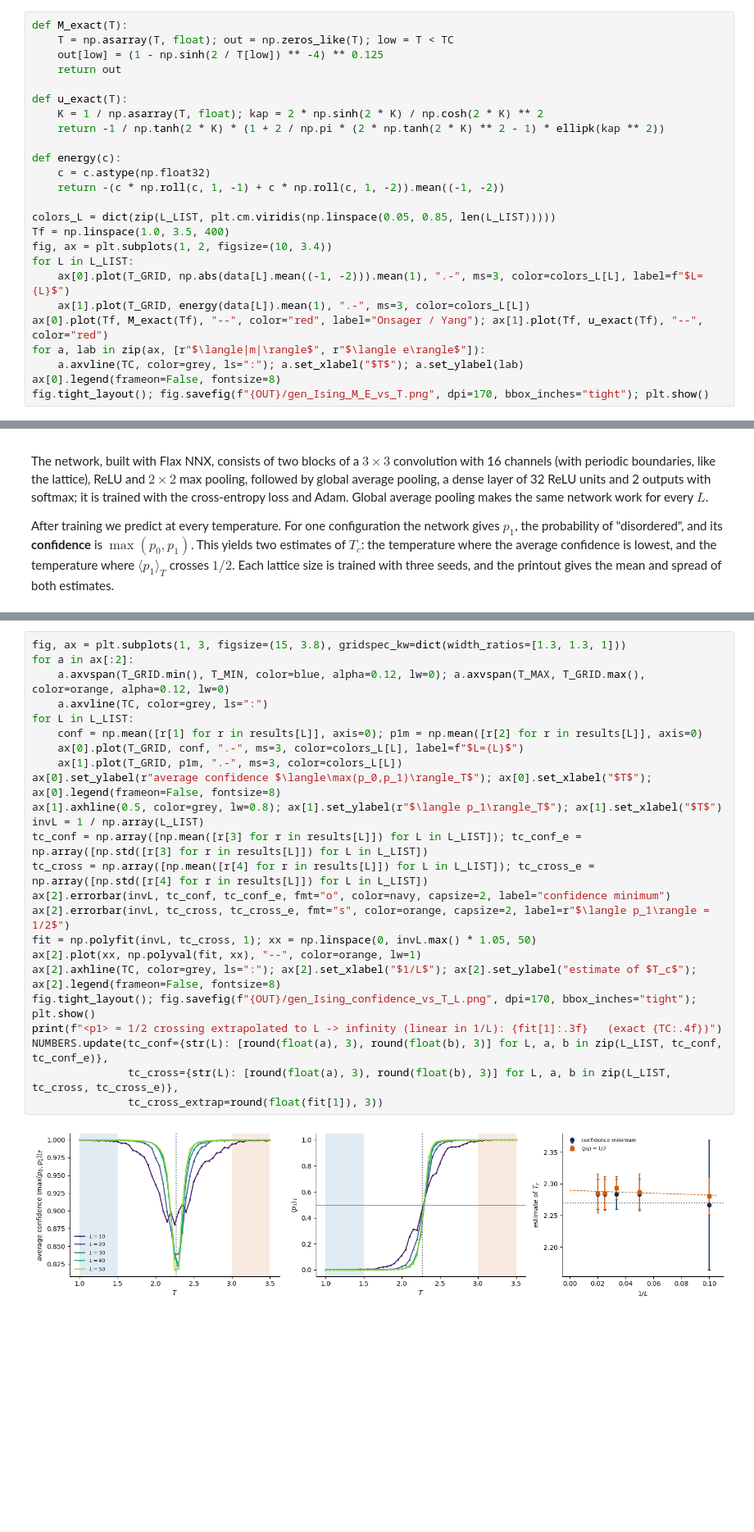
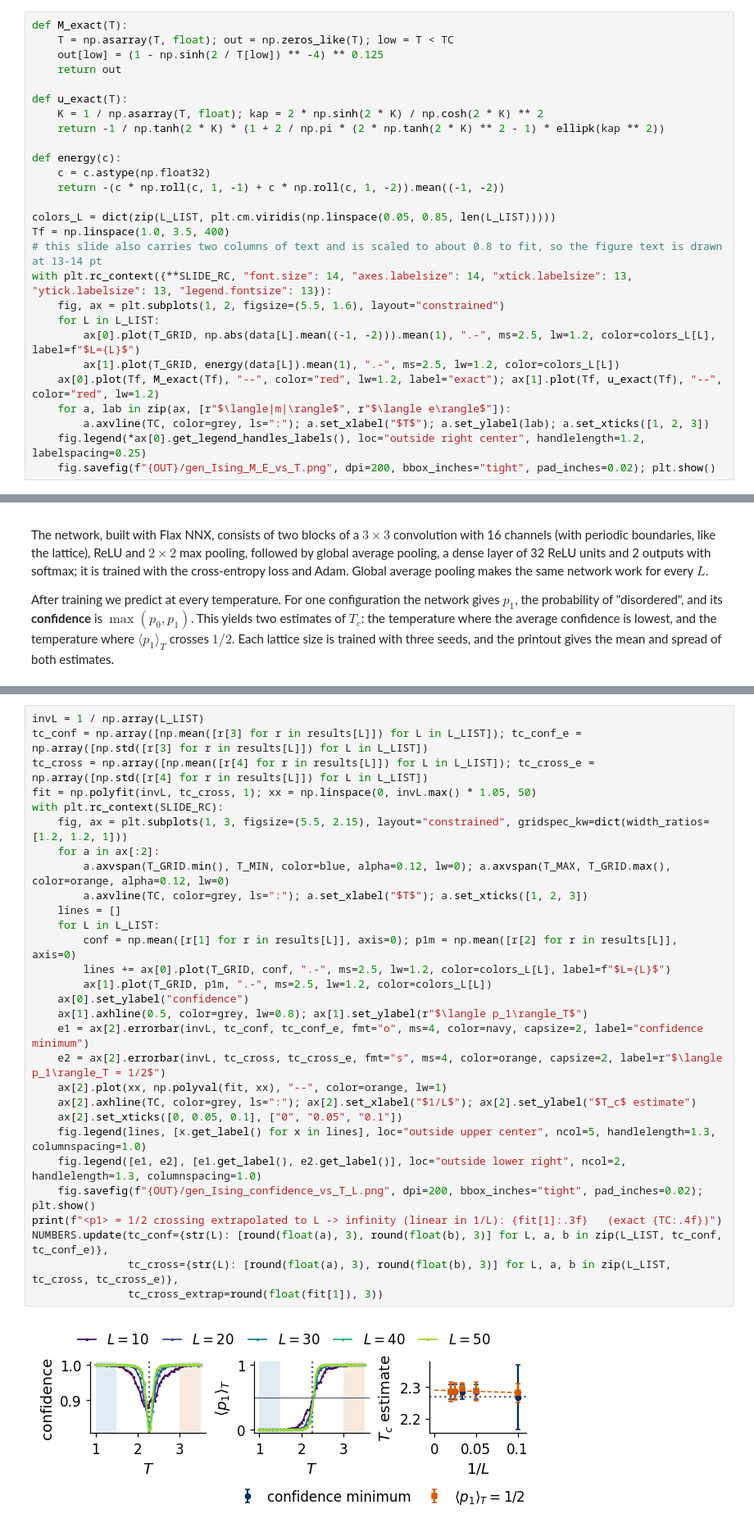
Before and after one commit to MarcinPlodzien/deep-learning-for-classical-and-quantum-physics, a Jupyter notebook: notebooks/lecture-04/ising-2d-monte-carlo-and-cnn.ipynb, the cells around one changed output, grey strips where cells are left out. Shown at 82% size. Cells and saved outputs as stored; diff of their text form; blank space fills up the shorter version.

```diff
--- a/notebooks/lecture-04/ising-2d-monte-carlo-and-cnn.ipynb
+++ b/notebooks/lecture-04/ising-2d-monte-carlo-and-cnn.ipynb
@@ -144,13 +151,15 @@ def energy(c):
 
 colors_L = dict(zip(L_LIST, plt.cm.viridis(np.linspace(0.05, 0.85, len(L_LIST)))))
 Tf = np.linspace(1.0, 3.5, 400)
-fig, ax = plt.subplots(1, 2, figsize=(10, 3.4))
-for L in L_LIST:
-    ax[0].plot(T_GRID, np.abs(data[L].mean((-1, -2))).mean(1), ".-", ms=3, color=colors_L[L], label=f"$L={L}$")
-    ax[1].plot(T_GRID, energy(data[L]).mean(1), ".-", ms=3, color=colors_L[L])
-ax[0].plot(Tf, M_exact(Tf), "--", color="red", label="Onsager / Yang"); ax[1].plot(Tf, u_exact(Tf), "--", color="red")
-for a, lab in zip(ax, [r"$\langle|m|\rangle$", r"$\langle e\rangle$"]):
-    a.axvline(TC, color=grey, ls=":"); a.set_xlabel("$T$"); a.set_ylabel(lab)
-ax[0].legend(frameon=False, fontsize=8)
-fig.tight_layout(); fig.savefig(f"{OUT}/gen_Ising_M_E_vs_T.png", dpi=170, bbox_inches="tight"); plt.show()
+# this slide also carries two columns of text and is scaled to about 0.8 to fit, so the figure text is drawn at 13-14 pt
+with plt.rc_context({**SLIDE_RC, "font.size": 14, "axes.labelsize": 14, "xtick.labelsize": 13, "ytick.labelsize": 13, "legend.fontsize": 13}):
+    fig, ax = plt.subplots(1, 2, figsize=(5.5, 1.6), layout="constrained")
+    for L in L_LIST:
+        ax[0].plot(T_GRID, np.abs(data[L].mean((-1, -2))).mean(1), ".-", ms=2.5, lw=1.2, color=colors_L[L], label=f"$L={L}$")
+        ax[1].plot(T_GRID, energy(data[L]).mean(1), ".-", ms=2.5, lw=1.2, color=colors_L[L])
+    ax[0].plot(Tf, M_exact(Tf), "--", color="red", lw=1.2, label="exact"); ax[1].plot(Tf, u_exact(Tf), "--", color="red", lw=1.2)
+    for a, lab in zip(ax, [r"$\langle|m|\rangle$", r"$\langle e\rangle$"]):
+        a.axvline(TC, color=grey, ls=":"); a.set_xlabel("$T$"); a.set_ylabel(lab); a.set_xticks([1, 2, 3])
+    fig.legend(*ax[0].get_legend_handles_labels(), loc="outside right center", handlelength=1.2, labelspacing=0.25)
+    fig.savefig(f"{OUT}/gen_Ising_M_E_vs_T.png", dpi=200, bbox_inches="tight", pad_inches=0.02); plt.show()
 # %% [output]
@@ -282,29 +297,34 @@ L = 50: training accuracy 1.0000; T_c from the confidence minimum 2.283 +- 0.024
 # %%
-fig, ax = plt.subplots(1, 3, figsize=(15, 3.8), gridspec_kw=dict(width_ratios=[1.3, 1.3, 1]))
-for a in ax[:2]:
-    a.axvspan(T_GRID.min(), T_MIN, color=blue, alpha=0.12, lw=0); a.axvspan(T_MAX, T_GRID.max(), color=orange, alpha=0.12, lw=0)
-    a.axvline(TC, color=grey, ls=":")
-for L in L_LIST:
-    conf = np.mean([r[1] for r in results[L]], axis=0); p1m = np.mean([r[2] for r in results[L]], axis=0)
-    ax[0].plot(T_GRID, conf, ".-", ms=3, color=colors_L[L], label=f"$L={L}$")
-    ax[1].plot(T_GRID, p1m, ".-", ms=3, color=colors_L[L])
-ax[0].set_ylabel(r"average confidence $\langle\max(p_0,p_1)\rangle_T$"); ax[0].set_xlabel("$T$"); ax[0].legend(frameon=False, fontsize=8)
-ax[1].axhline(0.5, color=grey, lw=0.8); ax[1].set_ylabel(r"$\langle p_1\rangle_T$"); ax[1].set_xlabel("$T$")
 invL = 1 / np.array(L_LIST)
 tc_conf = np.array([np.mean([r[3] for r in results[L]]) for L in L_LIST]); tc_conf_e = np.array([np.std([r[3] for r in results[L]]) for L in L_LIST])
 tc_cross = np.array([np.mean([r[4] for r in results[L]]) for L in L_LIST]); tc_cross_e = np.array([np.std([r[4] for r in results[L]]) for L in L_LIST])
-ax[2].errorbar(invL, tc_conf, tc_conf_e, fmt="o", color=navy, capsize=2, label="confidence minimum")
-ax[2].errorbar(invL, tc_cross, tc_cross_e, fmt="s", color=orange, capsize=2, label=r"$\langle p_1\rangle = 1/2$")
 fit = np.polyfit(invL, tc_cross, 1); xx = np.linspace(0, invL.max() * 1.05, 50)
-ax[2].plot(xx, np.polyval(fit, xx), "--", color=orange, lw=1)
-ax[2].axhline(TC, color=grey, ls=":"); ax[2].set_xlabel("$1/L$"); ax[2].set_ylabel("estimate of $T_c$"); ax[2].legend(frameon=False, fontsize=8)
-fig.tight_layout(); fig.savefig(f"{OUT}/gen_Ising_confidence_vs_T_L.png", dpi=170, bbox_inches="tight"); plt.show()
+with plt.rc_context(SLIDE_RC):
+    fig, ax = plt.subplots(1, 3, figsize=(5.5, 2.15), layout="constrained", gridspec_kw=dict(width_ratios=[1.2, 1.2, 1]))
+    for a in ax[:2]:
+        a.axvspan(T_GRID.min(), T_MIN, color=blue, alpha=0.12, lw=0); a.axvspan(T_MAX, T_GRID.max(), color=orange, alpha=0.12, lw=0)
+        a.axvline(TC, color=grey, ls=":"); a.set_xlabel("$T$"); a.set_xticks([1, 2, 3])
+    lines = []
+    for L in L_LIST:
+        conf = np.mean([r[1] for r in results[L]], axis=0); p1m = np.mean([r[2] for r in results[L]], axis=0)
+        lines += ax[0].plot(T_GRID, conf, ".-", ms=2.5, lw=1.2, color=colors_L[L], label=f"$L={L}$")
+        ax[1].plot(T_GRID, p1m, ".-", ms=2.5, lw=1.2, color=colors_L[L])
+    ax[0].set_ylabel("confidence")
+    ax[1].axhline(0.5, color=grey, lw=0.8); ax[1].set_ylabel(r"$\langle p_1\rangle_T$")
+    e1 = ax[2].errorbar(invL, tc_conf, tc_conf_e, fmt="o", ms=4, color=navy, capsize=2, label="confidence minimum")
+    e2 = ax[2].errorbar(invL, tc_cross, tc_cross_e, fmt="s", ms=4, color=orange, capsize=2, label=r"$\langle p_1\rangle_T = 1/2$")
+    ax[2].plot(xx, np.polyval(fit, xx), "--", color=orange, lw=1)
+    ax[2].axhline(TC, color=grey, ls=":"); ax[2].set_xlabel("$1/L$"); ax[2].set_ylabel("$T_c$ estimate")
+    ax[2].set_xticks([0, 0.05, 0.1], ["0", "0.05", "0.1"])
+    fig.legend(lines, [x.get_label() for x in lines], loc="outside upper center", ncol=5, handlelength=1.3, columnspacing=1.0)
+    fig.legend([e1, e2], [e1.get_label(), e2.get_label()], loc="outside lower right", ncol=2, handlelength=1.3, columnspacing=1.0)
+    fig.savefig(f"{OUT}/gen_Ising_confidence_vs_T_L.png", dpi=200, bbox_inches="tight", pad_inches=0.02); plt.show()
 print(f"<p1> = 1/2 crossing extrapolated to L -> infinity (linear in 1/L): {fit[1]:.3f}   (exact {TC:.4f})")
 NUMBERS.update(tc_conf={str(L): [round(float(a), 3), round(float(b), 3)] for L, a, b in zip(L_LIST, tc_conf, tc_conf_e)},
                tc_cross={str(L): [round(float(a), 3), round(float(b), 3)] for L, a, b in zip(L_LIST, tc_cross, tc_cross_e)},
                tc_cross_extrap=round(float(fit[1]), 3))
 # %% [output]
-[figure, old version]
+[figure, new version]
 <p1> = 1/2 crossing extrapolated to L -> infinity (linear in 1/L): 2.290   (exact 2.2692)
 # %% [markdown]
 The estimates lie between $2.267$ and $2.293$ for all sizes, and the linear extrapolation of the crossing in $1/L$ gives $2.290$, against the exact $2.2692$.
```
Also changed, not shown: parts of 7 cells of this notebook, 58 other files.
